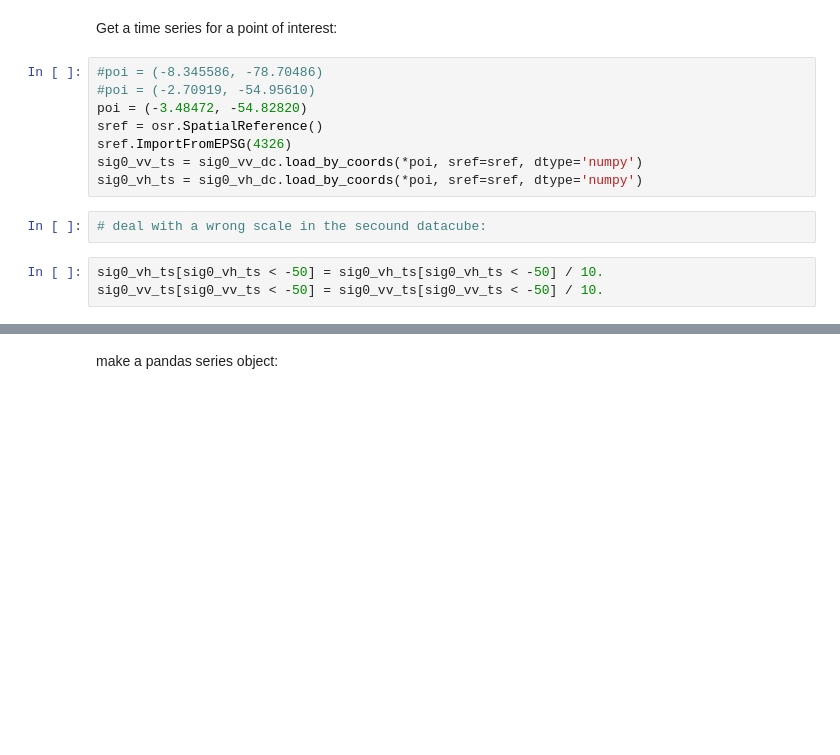
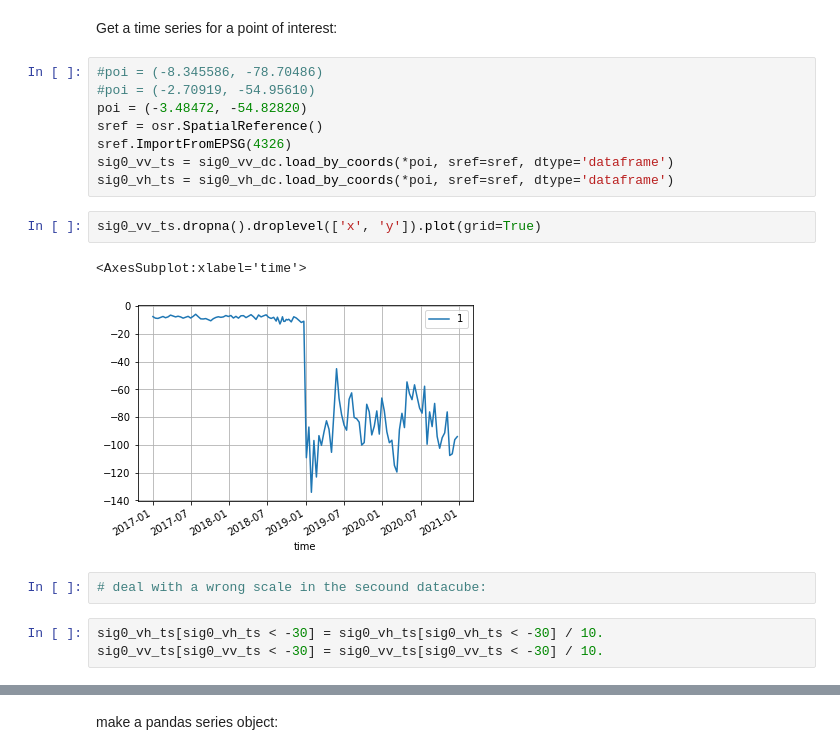
Before and after one commit to c-scale-community/use-case-return, a Jupyter notebook: plot_ts_yeoda.ipynb, the cells around one changed output, grey strips where cells are left out. Cells and saved outputs as stored; diff of their text form; blank space fills up the shorter version.

Commit message:
mm code (time seres features) adpoted to yeoda time seres output

```diff
--- a/plot_ts_yeoda.ipynb
+++ b/plot_ts_yeoda.ipynb
@@ -80,10 +80,15 @@ Get a time series for a point of interest:
 poi = (-3.48472, -54.82820)
 sref = osr.SpatialReference()
 sref.ImportFromEPSG(4326)
-sig0_vv_ts = sig0_vv_dc.load_by_coords(*poi, sref=sref, dtype='numpy')
-sig0_vh_ts = sig0_vh_dc.load_by_coords(*poi, sref=sref, dtype='numpy')
+sig0_vv_ts = sig0_vv_dc.load_by_coords(*poi, sref=sref, dtype='dataframe')
+sig0_vh_ts = sig0_vh_dc.load_by_coords(*poi, sref=sref, dtype='dataframe')
+# %%
+sig0_vv_ts.dropna().droplevel(['x', 'y']).plot(grid=True)
+# %% [output]
+<AxesSubplot:xlabel='time'>
+[figure, added]
 # %%
 # deal with a wrong scale in the secound datacube:
 # %%
-sig0_vh_ts[sig0_vh_ts < -50] = sig0_vh_ts[sig0_vh_ts < -50] / 10.
-sig0_vv_ts[sig0_vv_ts < -50] = sig0_vv_ts[sig0_vv_ts < -50] / 10.
+sig0_vh_ts[sig0_vh_ts < -30] = sig0_vh_ts[sig0_vh_ts < -30] / 10.
+sig0_vv_ts[sig0_vv_ts < -30] = sig0_vv_ts[sig0_vv_ts < -30] / 10.
```
Also changed, not shown: parts of 3 cells of this notebook, 3 other files.
